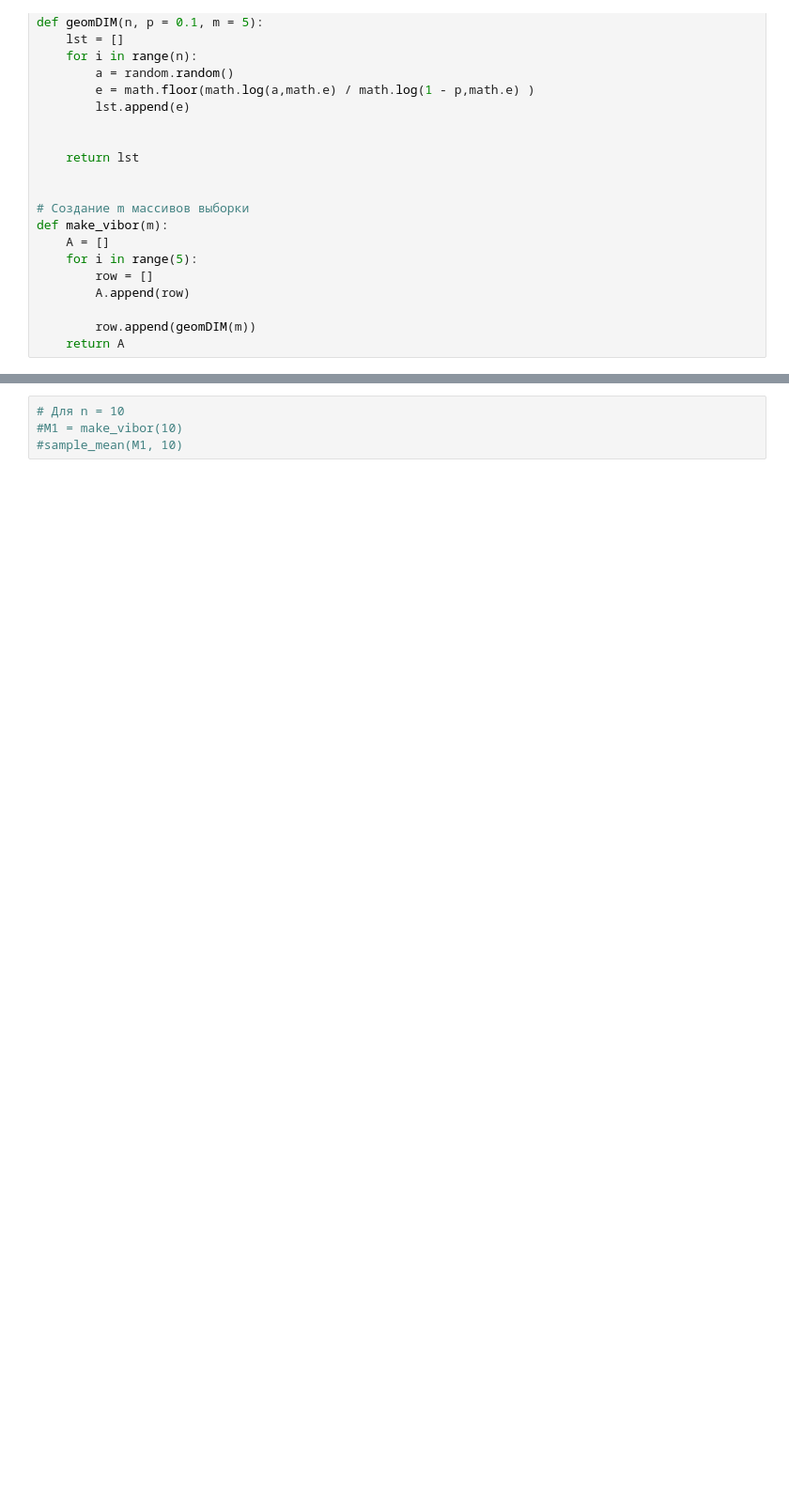
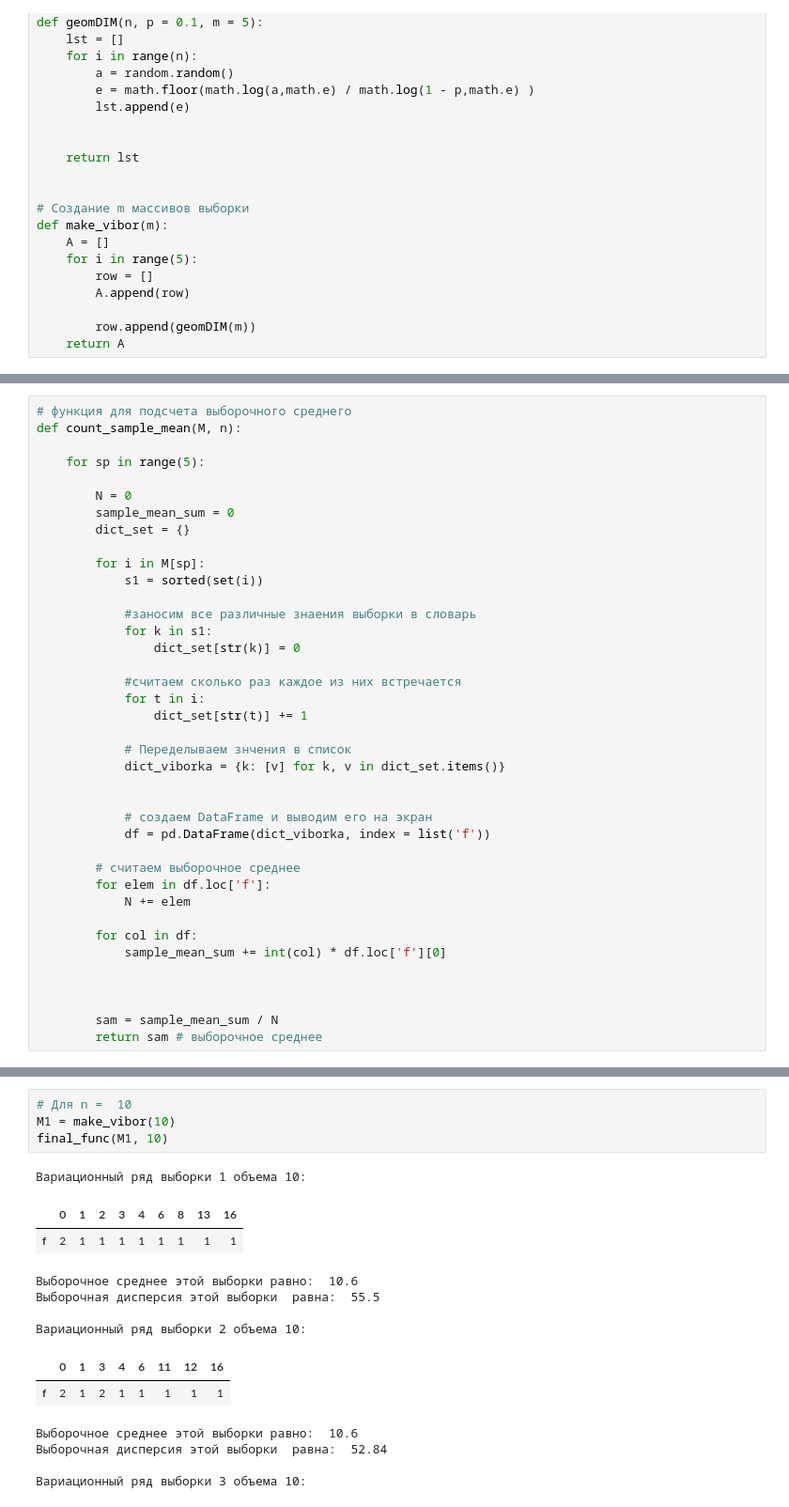
Before and after one commit to DrPopov/Mathematical-statistics, a Jupyter notebook: Dz_3/Geom_Dz_3.ipynb, the cells around one changed output, grey strips where cells are left out. Shown at 94% size. Saved outputs shown, nothing was run; the diff lists cells and outputs as text; blank space fills up the shorter version.

```diff
--- a/Dz_3/Geom_Dz_3.ipynb
+++ b/Dz_3/Geom_Dz_3.ipynb
@@ -77,3 +135,42 @@ def sample_mean(M, n):
 
         sam = sample_mean_sum / N
         print('Выборочное среднее равно выборки равно: ', sam)
+# %%
+# функция для подсчета выборочного среднего
+def count_sample_mean(M, n):
+
+    for sp in range(5):
+
+        N = 0
+        sample_mean_sum = 0
+        dict_set = {}
+
+        for i in M[sp]:
+            s1 = sorted(set(i))
+
+            #заносим все различные знаения выборки в словарь
+            for k in s1:
+                dict_set[str(k)] = 0
+
+            #считаем сколько раз каждое из них встречается
+            for t in i:
+                dict_set[str(t)] += 1
+
+            # Переделываем знчения в список
+            dict_viborka = {k: [v] for k, v in dict_set.items()}
+
+
+            # создаем DataFrame и выводим его на экран
+            df = pd.DataFrame(dict_viborka, index = list('f'))
+
+        # считаем выборочное среднее
+        for elem in df.loc['f']:
+            N += elem
+
+        for col in df:
+            sample_mean_sum += int(col) * df.loc['f'][0]
+
+
+
+        sam = sample_mean_sum / N
+        return sam # выборочное среднее
@@ -84,4 +362,18 @@ def sample_mean(M, n):
 # %%
-# Для n = 10
-#M1 = make_vibor(10)
-#sample_mean(M1, 10)
+# Для n =  10
+M1 = make_vibor(10)
+final_func(M1, 10)
+# %% [output]
+Вариационный ряд выборки 1 объема 10:
+|  | 0 | 1 | 2 | 3 | 4 | 6 | 8 | 13 | 16 |
+| f | 2 | 1 | 1 | 1 | 1 | 1 | 1 | 1 | 1 |
+Выборочное среднее этой выборки равно:  10.6
+Выборочная дисперсия этой выборки  равна:  55.5
+
+Вариационный ряд выборки 2 объема 10:
+|  | 0 | 1 | 3 | 4 | 6 | 11 | 12 | 16 |
+| f | 2 | 1 | 2 | 1 | 1 | 1 | 1 | 1 |
+Выборочное среднее этой выборки равно:  10.6
+Выборочная дисперсия этой выборки  равна:  52.84
+
+Вариационный ряд выборки 3 объема 10:
```
Also changed, not shown: parts of 23 cells of this notebook.
